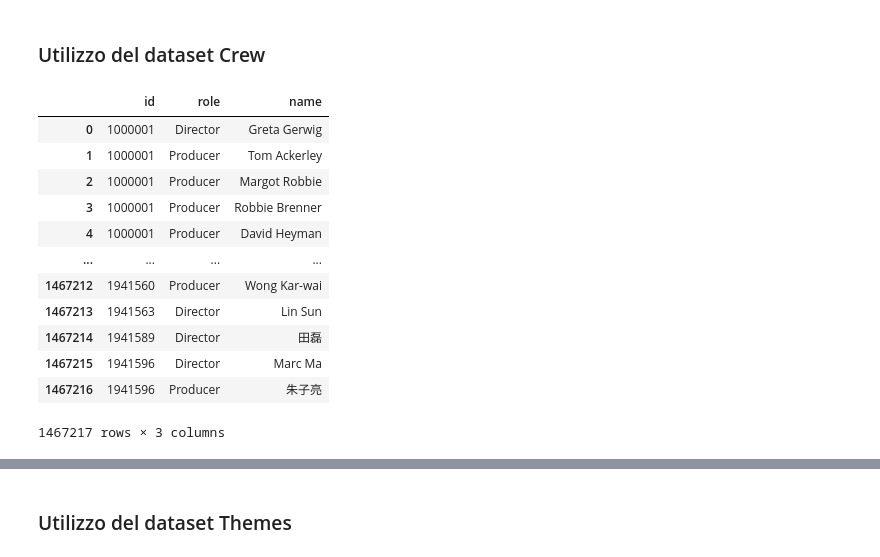
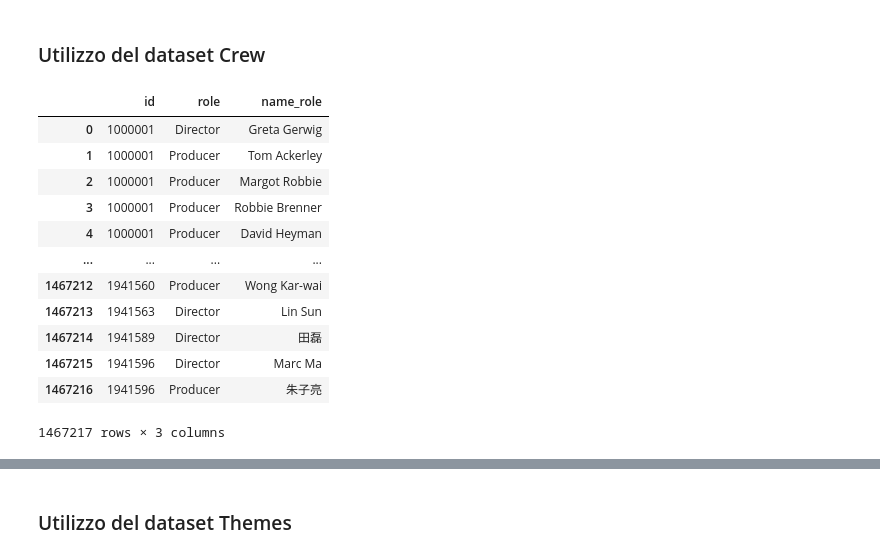
Before and after one commit to DominikGani/Domenico-Ganino-Progetto-IUM-2025, a Jupyter notebook: Main.ipynb, the cells around one changed output, grey strips where cells are left out. Drawn from its saved outputs; the diff is of its cells as text; code cells hidden in the pictures.

```diff
--- a/Main.ipynb
+++ b/Main.ipynb
@@ -497,10 +500,12 @@ plt.show()
 # %%
 crew_csv = pd.read_csv("Main_data/crew.csv")
 
+# utilizziamo solo i produttori e i direttori per evitare di includere figure di second'ordine
 crew_df = crew_csv[crew_csv["role"].isin(["Director", "Producer"])].reset_index(drop = True)
+crew_df.rename(columns = {"name" : "name_role"}, inplace = True)
 crew_df
 # %% [output]
-|  | id | role | name |
+|  | id | role | name_role |
 | 0 | 1000001 | Director | Greta Gerwig |
 | 1 | 1000001 | Producer | Tom Ackerley |
 | 2 | 1000001 | Producer | Margot Robbie |
```
Also changed, not shown: parts of 12 cells of this notebook.
